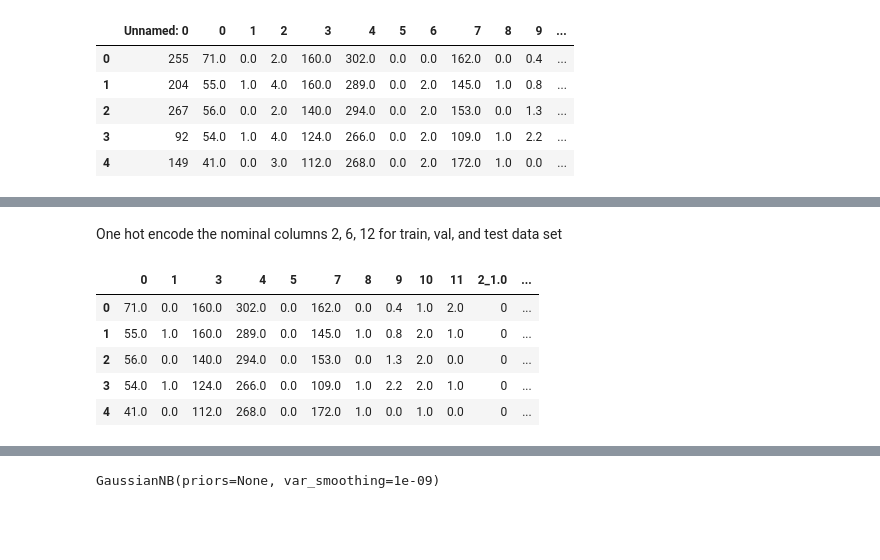
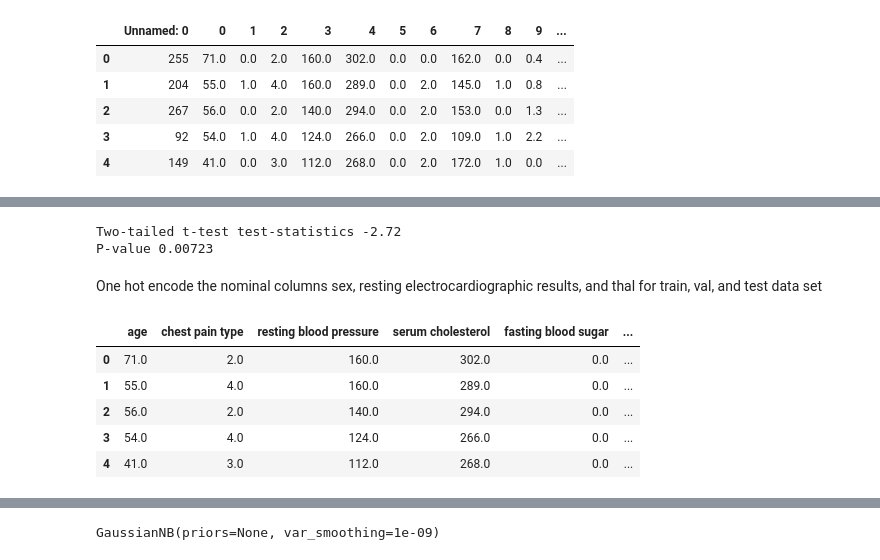
Before and after one commit to lin-justin/Applied_Machine-Learning, a Jupyter notebook: hw1.ipynb, the cells around one changed output, grey strips where cells are left out. Cells and saved outputs as stored; diff of their text form; code cells hidden in the pictures; blank space fills up the shorter version.

```diff
--- a/hw1.ipynb
+++ b/hw1.ipynb
@@ -44,9 +227,20 @@ train_data.head()
 | 2 | 267 | 56.0 | 0.0 | 2.0 | 140.0 | 294.0 | 0.0 | 2.0 | 153.0 | 0.0 | 1.3 | ... |
 | 3 | 92 | 54.0 | 1.0 | 4.0 | 124.0 | 266.0 | 0.0 | 2.0 | 109.0 | 1.0 | 2.2 | ... |
 | 4 | 149 | 41.0 | 0.0 | 3.0 | 112.0 | 268.0 | 0.0 | 2.0 | 172.0 | 1.0 | 0.0 | ... |
+# %%
+col_names = ['age', 'sex', 'chest pain type', 'resting blood pressure', 'serum cholesterol',
+             'fasting blood sugar', 'resting electrocardiographic results', 'maximum heart rate achieved',
+             'exercise induced angina', 'oldpeak', 'slope of the peak exercise ST segment',
+             'number of major vessls colored by fluorosopy', 'thal']
+
+continuous_cols = ['age', 'chest pain type', 'resting blood pressure', 'serum cholesterol',
+                   'fasting blood sugar', 'maximum heart rate achieved',
+                   'exercise induced angina', 'oldpeak', 'slope of the peak exercise ST segment',
+                   'number of major vessls colored by fluorosopy']
 # %%
 # Extract the training features of interest, in this case, columns 0 through 12
-train_features = train_data.loc[:,'0':'12']
-
 # Extract the training labels, in this case, the last column
-train_labels = train_data['13']
+train_features, train_labels = heart_train.loc[:,'0':'12'], heart_train['13']
+# %%
+train_features = rename_columns(train_features, col_names)
+train_features.head()
@@ -53,32 +265,22 @@ train_labels = train_data['13']
+# %%
+tt_age = stats.ttest_ind(
+    train_features['age'][train_labels == 1],
+    train_features['age'][train_labels == 2]
+)
+print("Two-tailed t-test test-statistics %.2f" % tt_age.statistic)
+print("P-value %.5f" % tt_age.pvalue)
+# %% [output]
+Two-tailed t-test test-statistics -2.72
+P-value 0.00723
 # %% [markdown]
-One hot encode the nominal columns 2, 6, 12 for train, val, and test data set
+One hot encode the nominal columns sex, resting electrocardiographic results, and thal for train, val, and test data set
-# %%
-def one_hot_encode(df, columns):
-    """
-    One hot encode specific columns
-
-    Args:
-        df: The dataframe
-        columns: a list of columns to encode
-
-    Return a dataframe with one-hot encoded columns
-    """
-    # Iterate through the columns of interest
-    for col in columns:
-        # Using the get_dummies function from pandas to one-hot encode
-        onehot = pd.get_dummies(df[col], prefix = col)
-        # Add these one-hot encoded columns to the dataframe
-        df = pd.concat([df, onehot], axis = 1)
-        # Remove the original columns
-        del df[col]
-    return df
 # %%
-train_onehot = one_hot_encode(train_features, ['2', '6', '12'])
+train_onehot = one_hot_encode(train_features, ['sex', 'resting electrocardiographic results', 'thal'])
 train_onehot.head()
 # %% [output]
-|  | 0 | 1 | 3 | 4 | 5 | 7 | 8 | 9 | 10 | 11 | 2_1.0 | ... |
-| 0 | 71.0 | 0.0 | 160.0 | 302.0 | 0.0 | 162.0 | 0.0 | 0.4 | 1.0 | 2.0 | 0 | ... |
-| 1 | 55.0 | 1.0 | 160.0 | 289.0 | 0.0 | 145.0 | 1.0 | 0.8 | 2.0 | 1.0 | 0 | ... |
-| 2 | 56.0 | 0.0 | 140.0 | 294.0 | 0.0 | 153.0 | 0.0 | 1.3 | 2.0 | 0.0 | 0 | ... |
-| 3 | 54.0 | 1.0 | 124.0 | 266.0 | 0.0 | 109.0 | 1.0 | 2.2 | 2.0 | 1.0 | 0 | ... |
-| 4 | 41.0 | 0.0 | 112.0 | 268.0 | 0.0 | 172.0 | 1.0 | 0.0 | 1.0 | 0.0 | 0 | ... |
+|  | age | chest pain type | resting blood pressure | serum cholesterol | fasting blood sugar | ... |
+| 0 | 71.0 | 2.0 | 160.0 | 302.0 | 0.0 | ... |
+| 1 | 55.0 | 4.0 | 160.0 | 289.0 | 0.0 | ... |
+| 2 | 56.0 | 2.0 | 140.0 | 294.0 | 0.0 | ... |
+| 3 | 54.0 | 4.0 | 124.0 | 266.0 | 0.0 | ... |
+| 4 | 41.0 | 3.0 | 112.0 | 268.0 | 0.0 | ... |
```
Also changed, not shown: parts of 22 cells of this notebook.
